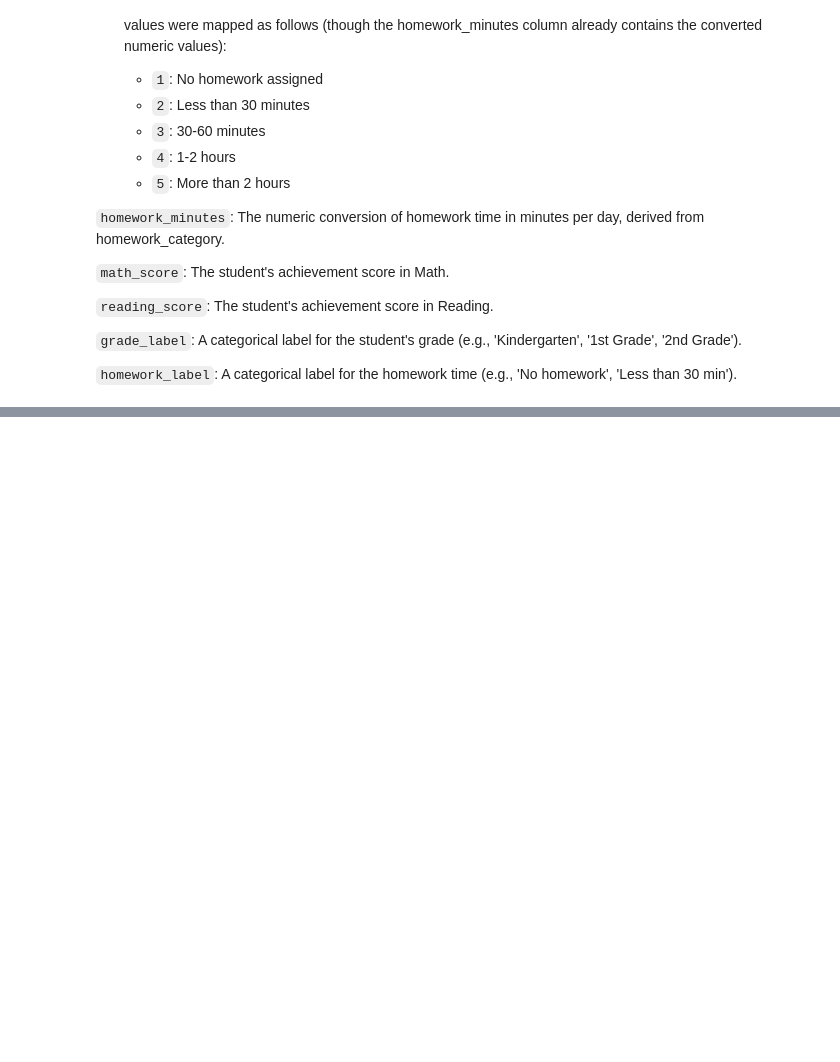
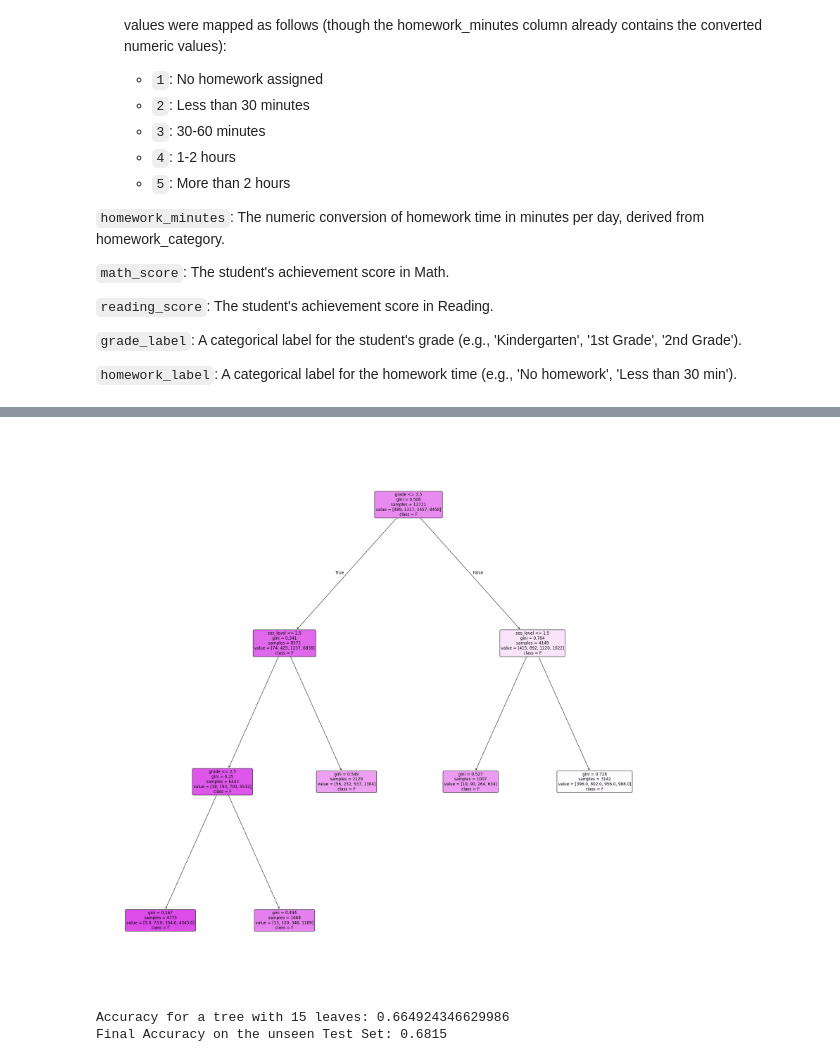
Before and after one commit to Amyy13/Amyy13, a Jupyter notebook: 10_Argonne_dataset_explorer.ipynb, the cells around one changed output, grey strips where cells are left out. Cells and saved outputs as stored; diff of their text form; code cells hidden in the pictures; blank space fills up the shorter version.

```diff
--- a/10_Argonne_dataset_explorer.ipynb
+++ b/10_Argonne_dataset_explorer.ipynb
@@ -343,0 +504,42 @@ homework = pd.read_csv('https://raw.githubusercontent.com/jdomyancich/ai-for-sci
+# %%
+model_leaves = DecisionTreeClassifier(max_leaf_nodes = 15, random_state = 1, min_samples_leaf=5, max_depth = 2)
+plt.figure(figsize=(30, 30))
+plot_tree(simple_model,
+          feature_names=features,
+          class_names=sorted(y.unique()),
+          filled=True,
+          rounded=True,
+          fontsize=12)
+plt.show()
+
+# Train it on the training data
+# YOUR CODE HERE
+model_leaves.fit(X_train, y_train)
+
+# Get predictions on the validation data
+# YOUR CODE HERE
+val_predictions = model_leaves.predict(X_val)
+
+# Check the accuracy
+# YOUR CODE HERE
+accuracy = accuracy_score(y_val, val_predictions)
+print(f"Accuracy for a tree with 15 leaves: {accuracy:.15f}")
+
+# Find the best number of leaf nodes from our loop of different max_leaf_nodes
+best_tree_size = 15
+
+# Create and train the final model using the best parameter
+final_model = DecisionTreeClassifier(max_leaf_nodes=best_tree_size, random_state=1, min_samples_leaf=30)
+final_model.fit(X_train, y_train)
+
+# Get predictions on the test set (the data we've never touched before)
+test_preds = final_model.predict(X_test)
+
+# Calculate the final accuracy score
+final_accuracy = accuracy_score(y_test, test_preds)
+
+print(f"Final Accuracy on the unseen Test Set: {final_accuracy:.4f}")
+# %% [output]
+[figure, added]
+Accuracy for a tree with 15 leaves: 0.664924346629986
+Final Accuracy on the unseen Test Set: 0.6815
```
Also changed, not shown: parts of 7 cells of this notebook.
